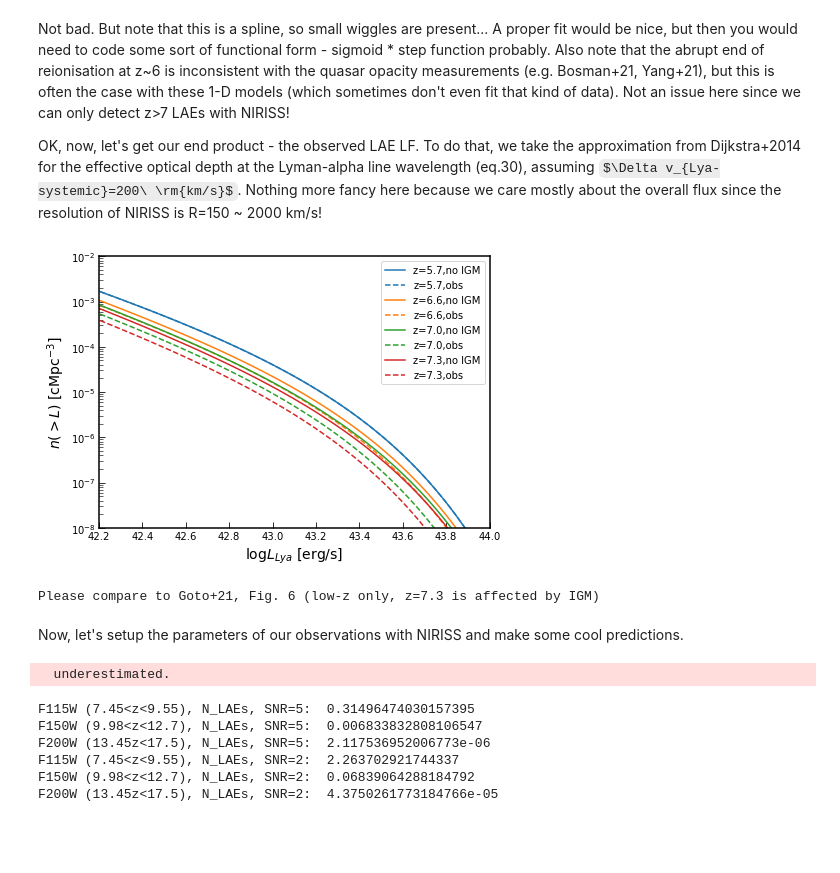
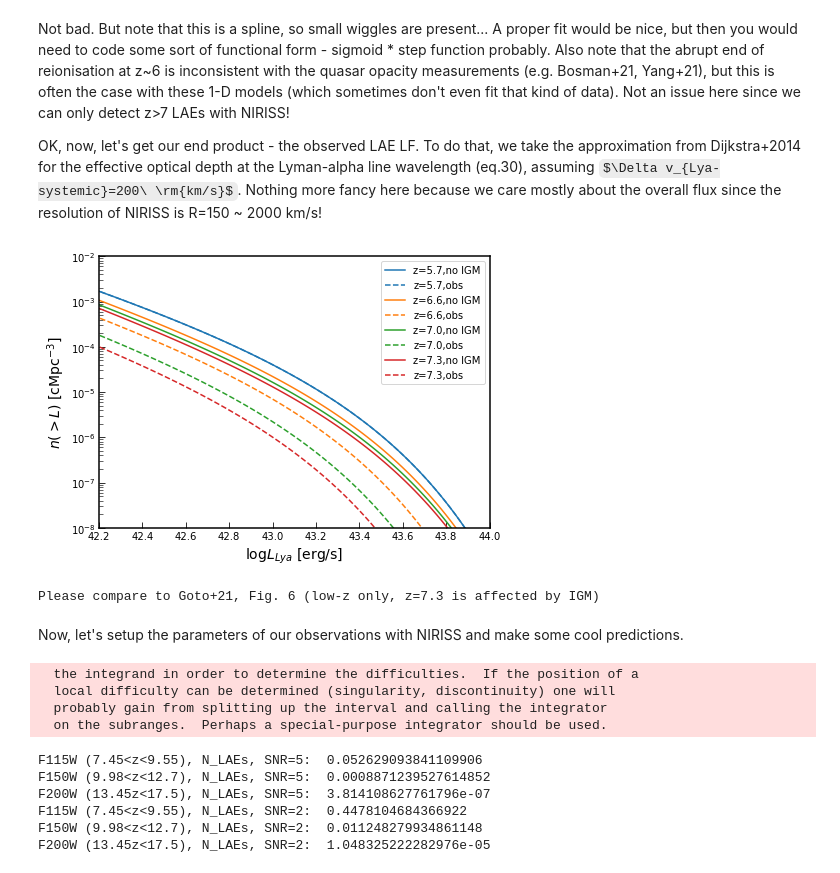
Before and after one commit to rameyer/ECMIRIGTO, a Jupyter notebook: NIRISS_Highz_Expectations.ipynb, the cells around one changed output. Saved outputs shown, nothing was run; the diff lists cells and outputs as text; code cells hidden in the pictures; some formulas as TeX source; blank space fills up the shorter version.

```diff
--- a/NIRISS_Highz_Expectations.ipynb
+++ b/NIRISS_Highz_Expectations.ipynb
@@ -263,31 +263,31 @@ Also note that the abrupt end of reionisation at z~6 is inconsistent with the qu
 OK, now, let's get our end product - the observed LAE LF. To do that, we take the approximation from Dijkstra+2014  for the effective optical depth at the Lyman-alpha line wavelength (eq.30), assuming $\Delta v_{Lya-systemic}=200\ \rm{km/s}$. Nothing more fancy here because we care mostly about the overall flux since the resolution of NIRISS is R=150 ~ 2000 km/s!
 # %%
 def optical_depth(z):
-    delta_v = 100 # kms
-    return 2.3*x_HI(z)*(delta_v/600) *((1+z)/10)**(3/2)
+    delta_v = 200 +(cosmo.H(z)*(u.Mpc*(1+z))/(1+z)).value # kms # Delta_v_photonredshift = H*R_bubble(cMpc)/(1+z)
+    return 2.3*x_HI(z)*((delta_v/600)**(-1)) *((1+z)/10)**(3/2)
 
 def obs_schechter_LAE(L_obs,z):
     L_intrinsic = L_obs / np.exp(-optical_depth(z))
     return schechter_LAE(L_intrinsic,z)
 
 
 figure=plt.figure(figsize=(7,5))
 for z,c in zip([5.7,6.6, 7.0,7.3],['C0','C1','C2','C3']):
     n_L = np.array([quad(schechter_LAE,L,10**45,args=z)[0] for L in L_Lya])
     plt.plot(np.log10(L_Lya), n_L,label='z='+str(z)+',no IGM', linestyle='-',color=c)
     n_L = np.array([quad(obs_schechter_LAE,L,10**45,args=z)[0] for L in L_Lya])
     plt.plot(np.log10(L_Lya), n_L,label='z='+str(z)+',obs', linestyle='--',color=c)
 plt.legend()
 plt.yscale('log')
 plt.xlim(42.2,44)
 plt.ylim(1e-8,1e-2)
 plt.ylabel(r'$n(>L)$ [cMpc$^{-3}$]',fontsize=14)
 plt.xlabel(r'$\log L_{Lya}$ [erg/s]',fontsize=14)
 plt.show()
 
 print('Please compare to Goto+21, Fig. 6 (low-z only, z=7.3 is affected by IGM)')
 # %% [output]
-[figure, old version]
+[figure, new version]
 Please compare to Goto+21, Fig. 6 (low-z only, z=7.3 is affected by IGM)
 # %% [markdown]
 Now, let's setup the parameters of our observations with NIRISS and make some cool predictions.
@@ -344,13 +344,16 @@ print('F115W (7.45<z<9.55), N_LAEs, SNR=2: ', N_LAEs_per_z1z2(7.45,9.55,SNR=2))
 print('F150W (9.98<z<12.7), N_LAEs, SNR=2: ', N_LAEs_per_z1z2(9.98,12.7,SNR=2))
 print('F200W (13.45z<17.5), N_LAEs, SNR=2: ', N_LAEs_per_z1z2(13.45,17.5,SNR=2))
 # %% [output]
-  underestimated.
+  the integrand in order to determine the difficulties.  If the position of a
+  local difficulty can be determined (singularity, discontinuity) one will
+  probably gain from splitting up the interval and calling the integrator
+  on the subranges.  Perhaps a special-purpose integrator should be used.
-F115W (7.45<z<9.55), N_LAEs, SNR=5:  0.31496474030157395
-F150W (9.98<z<12.7), N_LAEs, SNR=5:  0.006833832808106547
-F200W (13.45z<17.5), N_LAEs, SNR=5:  2.117536952006773e-06
-F115W (7.45<z<9.55), N_LAEs, SNR=2:  2.263702921744337
-F150W (9.98<z<12.7), N_LAEs, SNR=2:  0.06839064288184792
-F200W (13.45z<17.5), N_LAEs, SNR=2:  4.3750261773184766e-05
+F115W (7.45<z<9.55), N_LAEs, SNR=5:  0.052629093841109906
+F150W (9.98<z<12.7), N_LAEs, SNR=5:  0.0008871239527614852
+F200W (13.45z<17.5), N_LAEs, SNR=5:  3.814108627761796e-07
+F115W (7.45<z<9.55), N_LAEs, SNR=2:  0.4478104684366922
+F150W (9.98<z<12.7), N_LAEs, SNR=2:  0.011248279934861148
+F200W (13.45z<17.5), N_LAEs, SNR=2:  1.048325222282976e-05
 # %% [markdown]
 ### The LAE numbers - discussion on the assumptions
 
```
Also changed, not shown: parts of 1 cell of this notebook.
